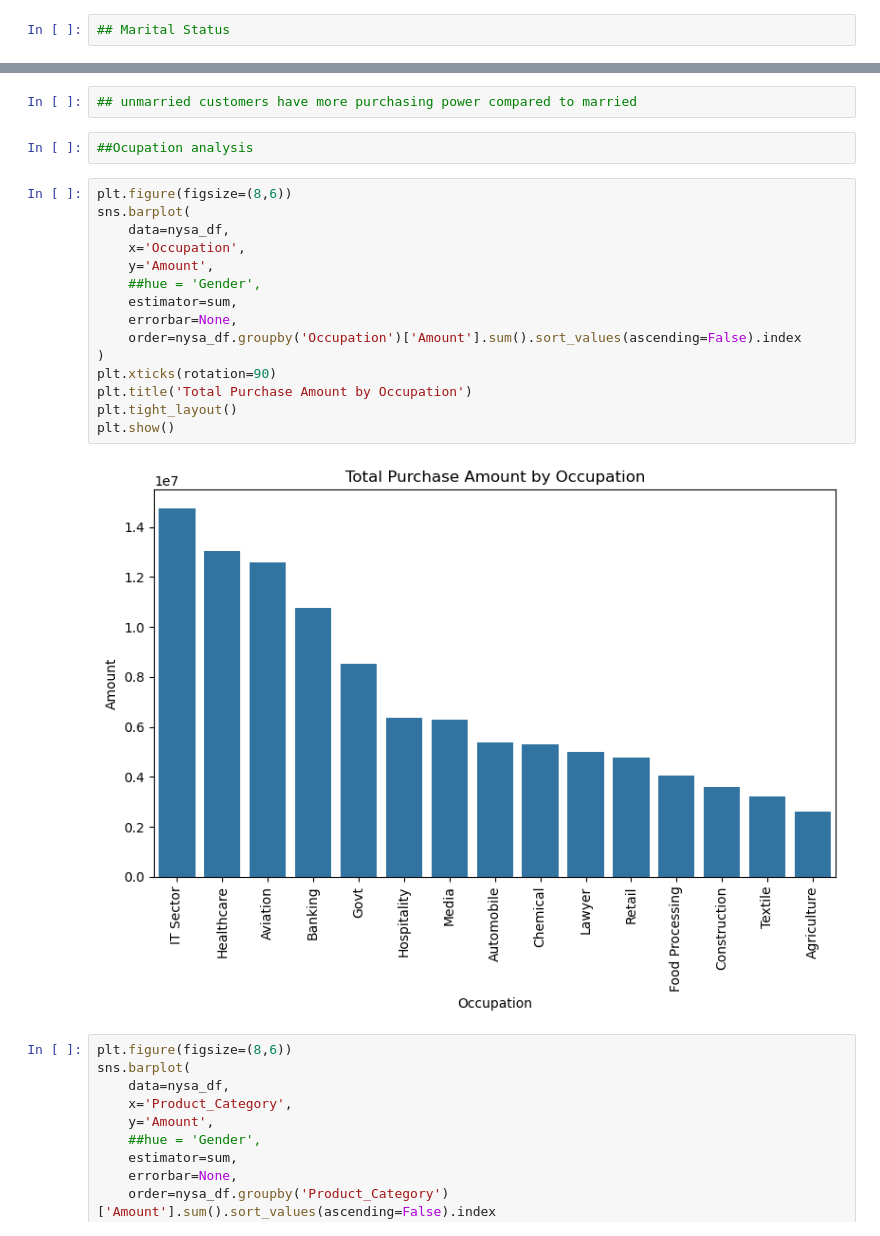
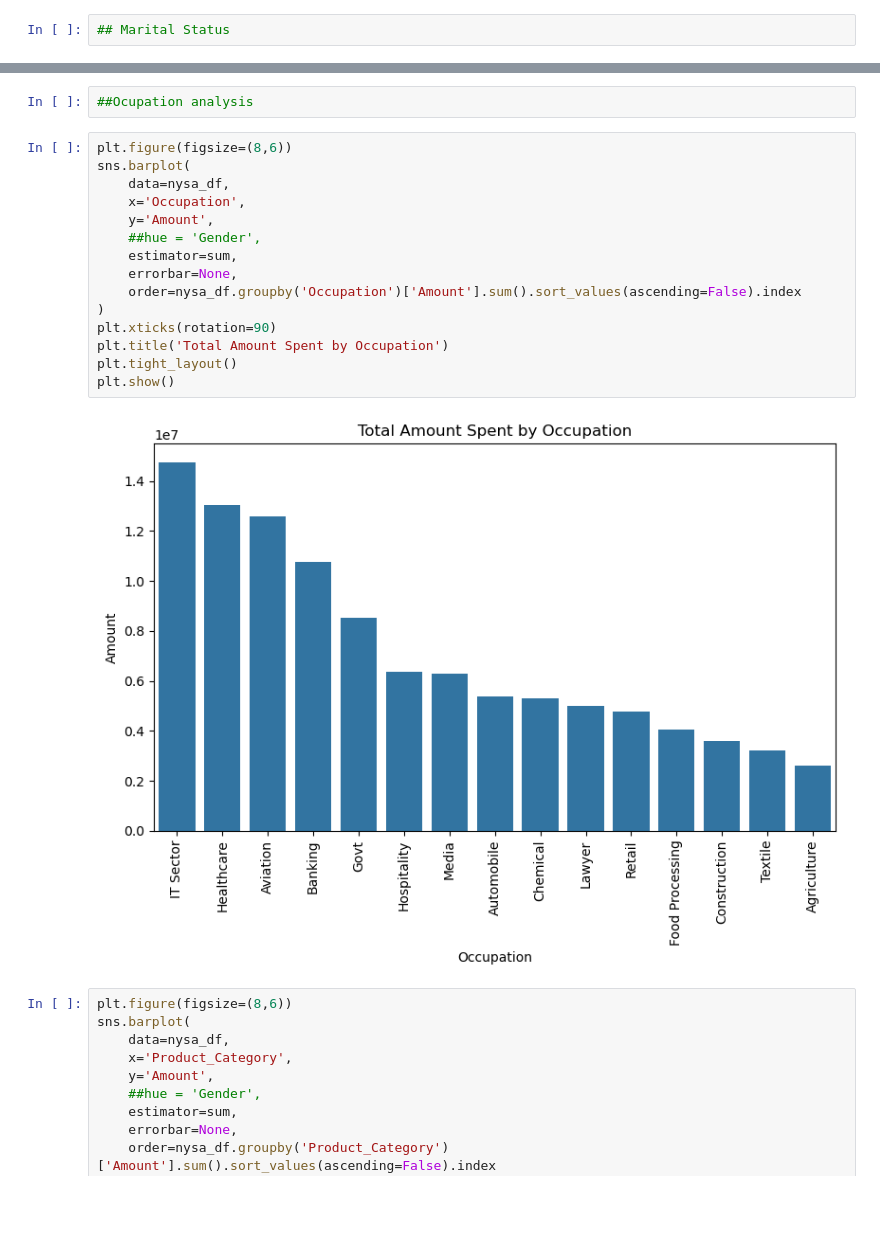
Before and after one commit to Monika-DA-2025/Portfolio-Project-Python-, a Jupyter notebook: New_year_sales_analysis.ipynb, the cells around one changed output, grey strips where cells are left out. Saved outputs shown, nothing was run; the diff lists cells and outputs as text; blank space fills up the shorter version.

```diff
--- a/New_year_sales_analysis.ipynb
+++ b/New_year_sales_analysis.ipynb
@@ -309,24 +306,22 @@ plt.show()
-# %%
-## unmarried customers have more purchasing power compared to married
 # %%
 ##Ocupation analysis
 # %%
 plt.figure(figsize=(8,6))
 sns.barplot(
     data=nysa_df,
     x='Occupation',
     y='Amount',
     ##hue = 'Gender',
     estimator=sum,
     errorbar=None,
     order=nysa_df.groupby('Occupation')['Amount'].sum().sort_values(ascending=False).index
 )
 plt.xticks(rotation=90)
-plt.title('Total Purchase Amount by Occupation')
+plt.title('Total Amount Spent by Occupation')
 plt.tight_layout()
 plt.show()
 # %% [output]
-[figure, old version]
+[figure, new version]
 # %%
 plt.figure(figsize=(8,6))
 sns.barplot(
```
Also changed, not shown: parts of 14 cells of this notebook.
